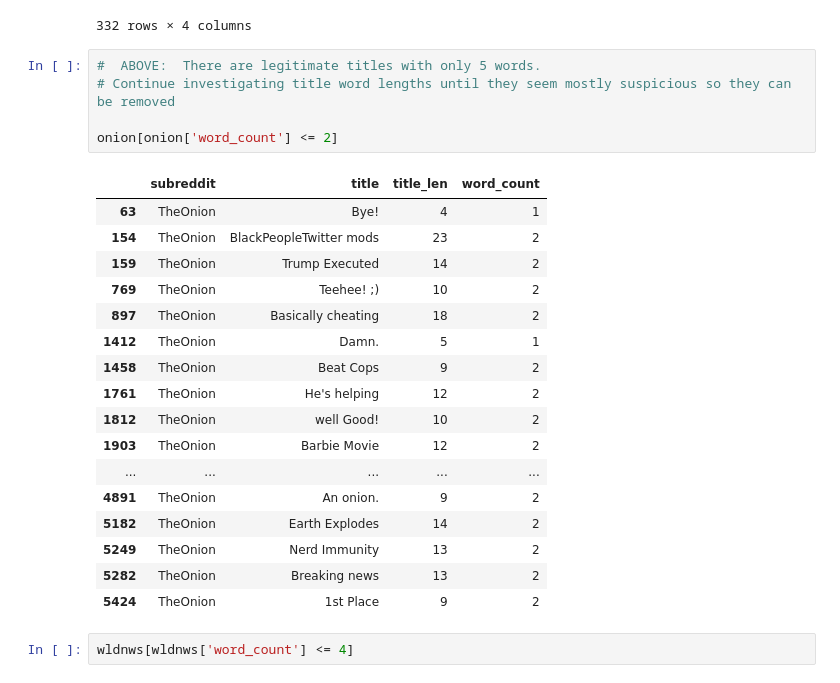
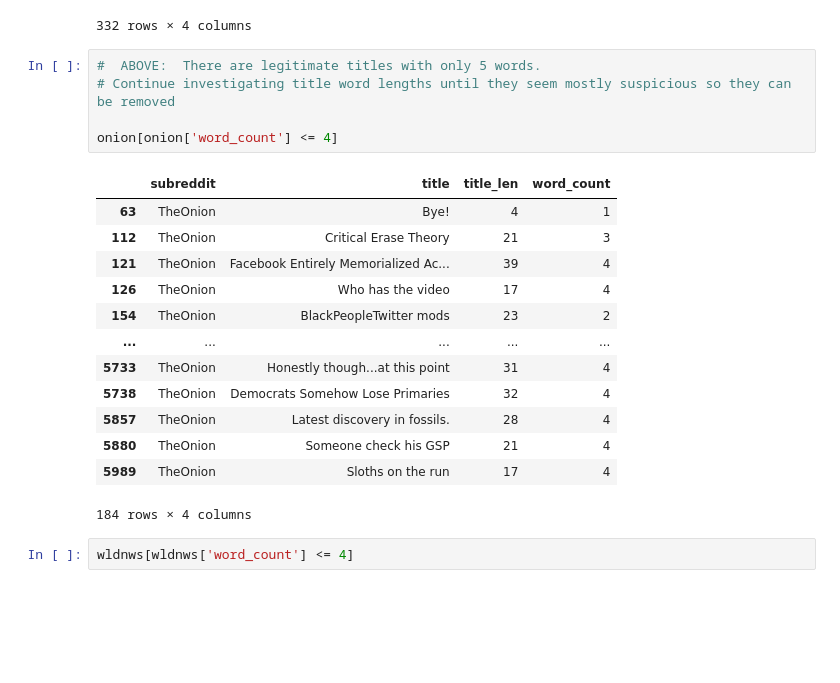
Before and after one commit to drossDS/Humor_Identification_with_NLP, a Jupyter notebook: code/2-Data_Cleaning.ipynb, the cells around one changed output. Cells and saved outputs as stored; diff of their text form; blank space fills up the shorter version.

```diff
--- a/code/2-Data_Cleaning.ipynb
+++ b/code/2-Data_Cleaning.ipynb
@@ -668,26 +668,22 @@ onion[onion['word_count'] <= 5]
 # %%
 #  ABOVE:  There are legitimate titles with only 5 words.
 # Continue investigating title word lengths until they seem mostly suspicious so they can be removed
 
-onion[onion['word_count'] <= 2]
+onion[onion['word_count'] <= 4]
 # %% [output]
 |  | subreddit | title | title_len | word_count |
 | 63 | TheOnion | Bye! | 4 | 1 |
+| 112 | TheOnion | Critical Erase Theory | 21 | 3 |
+| 121 | TheOnion | Facebook Entirely Memorialized Ac... | 39 | 4 |
+| 126 | TheOnion | Who has the video | 17 | 4 |
 | 154 | TheOnion | BlackPeopleTwitter mods | 23 | 2 |
-| 159 | TheOnion | Trump Executed | 14 | 2 |
-| 769 | TheOnion | Teehee! ;) | 10 | 2 |
-| 897 | TheOnion | Basically cheating | 18 | 2 |
-| 1412 | TheOnion | Damn. | 5 | 1 |
-| 1458 | TheOnion | Beat Cops | 9 | 2 |
-| 1761 | TheOnion | He's helping | 12 | 2 |
-| 1812 | TheOnion | well Good! | 10 | 2 |
-| 1903 | TheOnion | Barbie Movie | 12 | 2 |
 | ... | ... | ... | ... | ... |
-| 4891 | TheOnion | An onion. | 9 | 2 |
-| 5182 | TheOnion | Earth Explodes | 14 | 2 |
-| 5249 | TheOnion | Nerd Immunity | 13 | 2 |
-| 5282 | TheOnion | Breaking news | 13 | 2 |
-| 5424 | TheOnion | 1st Place | 9 | 2 |
+| 5733 | TheOnion | Honestly though...at this point | 31 | 4 |
+| 5738 | TheOnion | Democrats Somehow Lose Primaries | 32 | 4 |
+| 5857 | TheOnion | Latest discovery in fossils. | 28 | 4 |
+| 5880 | TheOnion | Someone check his GSP | 21 | 4 |
+| 5989 | TheOnion | Sloths on the run | 17 | 4 |
+184 rows × 4 columns
 # %%
 wldnws[wldnws['word_count'] <= 4]
 # %% [output]
```
Also changed, not shown: parts of 27 cells of this notebook, 1 other file.
